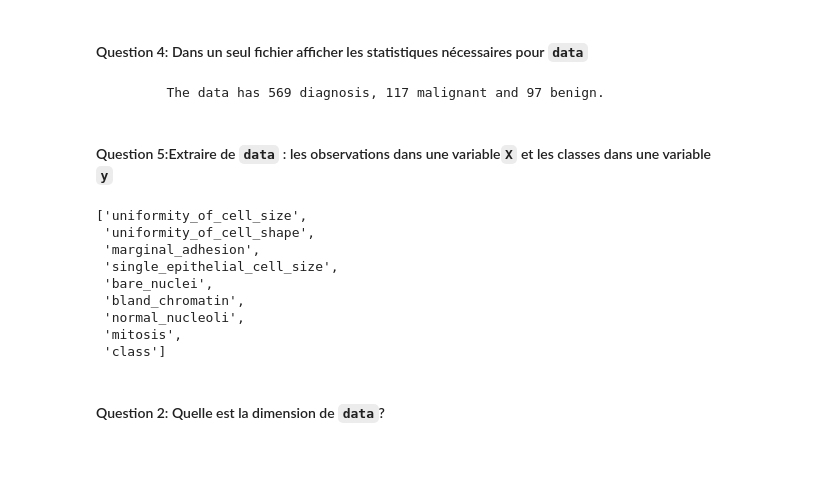
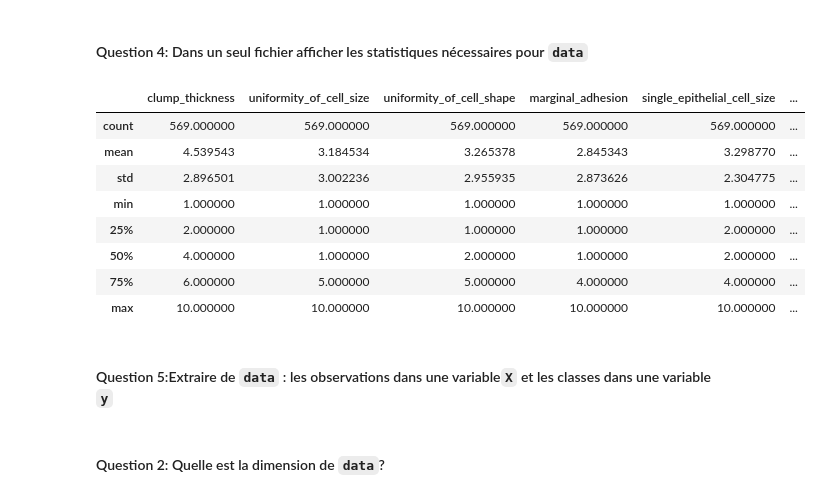
Before and after one commit to aymenchabbouh/machine_learning_project, a Jupyter notebook: Projet_Final_4CINFOGL1.ipynb, the cells around one changed output. Cells and saved outputs as stored; diff of their text form; code cells hidden in the pictures; blank space fills up the shorter version.

```diff
--- a/Projet_Final_4CINFOGL1.ipynb
+++ b/Projet_Final_4CINFOGL1.ipynb
@@ -70,11 +70,17 @@ data.tail(3)
 | 568 | 8 | 4 | 4 | 1 | 6 | ... |
 # %% [markdown]
 #### Question 4: Dans un seul fichier afficher les statistiques nécessaires pour `data`
-# %%
-diagnosis_all = list(data.shape)[0]
-diagnosis_categories = list(data['clump_thickness'].value_counts())
-print("\n \t The data has {} diagnosis, {} malignant and {} benign.".format(diagnosis_all, diagnosis_categories[0],  diagnosis_categories[1]))
-# %% [output]
-         The data has 569 diagnosis, 117 malignant and 97 benign.
+# %%
+data.describe()
+# %% [output]
+|  | clump_thickness | uniformity_of_cell_size | uniformity_of_cell_shape | marginal_adhesion | single_epithelial_cell_size | ... |
+| count | 569.000000 | 569.000000 | 569.000000 | 569.000000 | 569.000000 | ... |
+| mean | 4.539543 | 3.184534 | 3.265378 | 2.845343 | 3.298770 | ... |
+| std | 2.896501 | 3.002236 | 2.955935 | 2.873626 | 2.304775 | ... |
+| min | 1.000000 | 1.000000 | 1.000000 | 1.000000 | 1.000000 | ... |
+| 25% | 2.000000 | 1.000000 | 1.000000 | 1.000000 | 2.000000 | ... |
+| 50% | 4.000000 | 1.000000 | 2.000000 | 1.000000 | 2.000000 | ... |
+| 75% | 6.000000 | 5.000000 | 5.000000 | 4.000000 | 4.000000 | ... |
+| max | 10.000000 | 10.000000 | 10.000000 | 10.000000 | 10.000000 | ... |
 # %% [markdown]
 #### Question 5:Extraire de `data` : les observations dans une variable`X` et les classes dans une variable `y`
@@ -83,13 +87 @@ features_mean= list(data.columns[1:11])
-# %%
-features_mean
-# %% [output]
-['uniformity_of_cell_size',
- 'uniformity_of_cell_shape',
- 'marginal_adhesion',
- 'single_epithelial_cell_size',
- 'bare_nuclei',
- 'bland_chromatin',
- 'normal_nucleoli',
- 'mitosis',
- 'class']
 # %%
```
Also changed, not shown: parts of 29 cells of this notebook.
